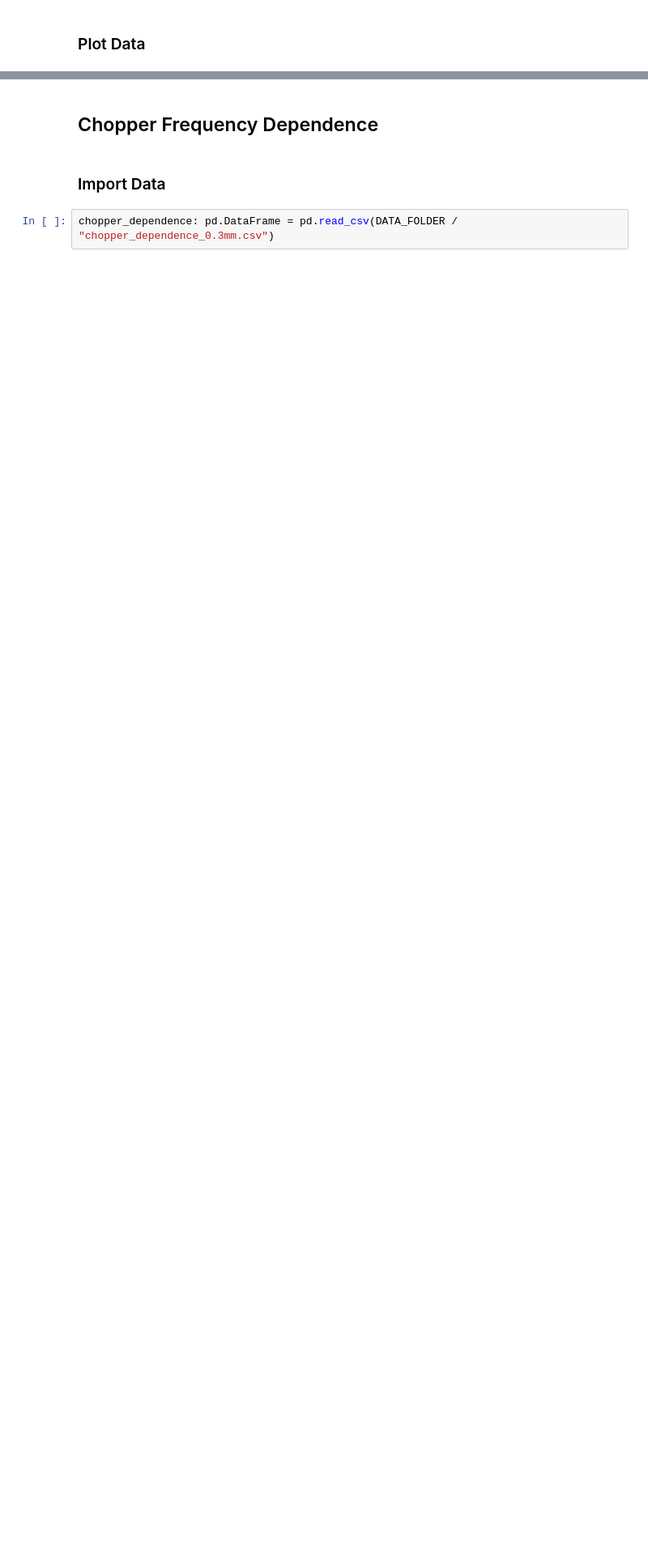
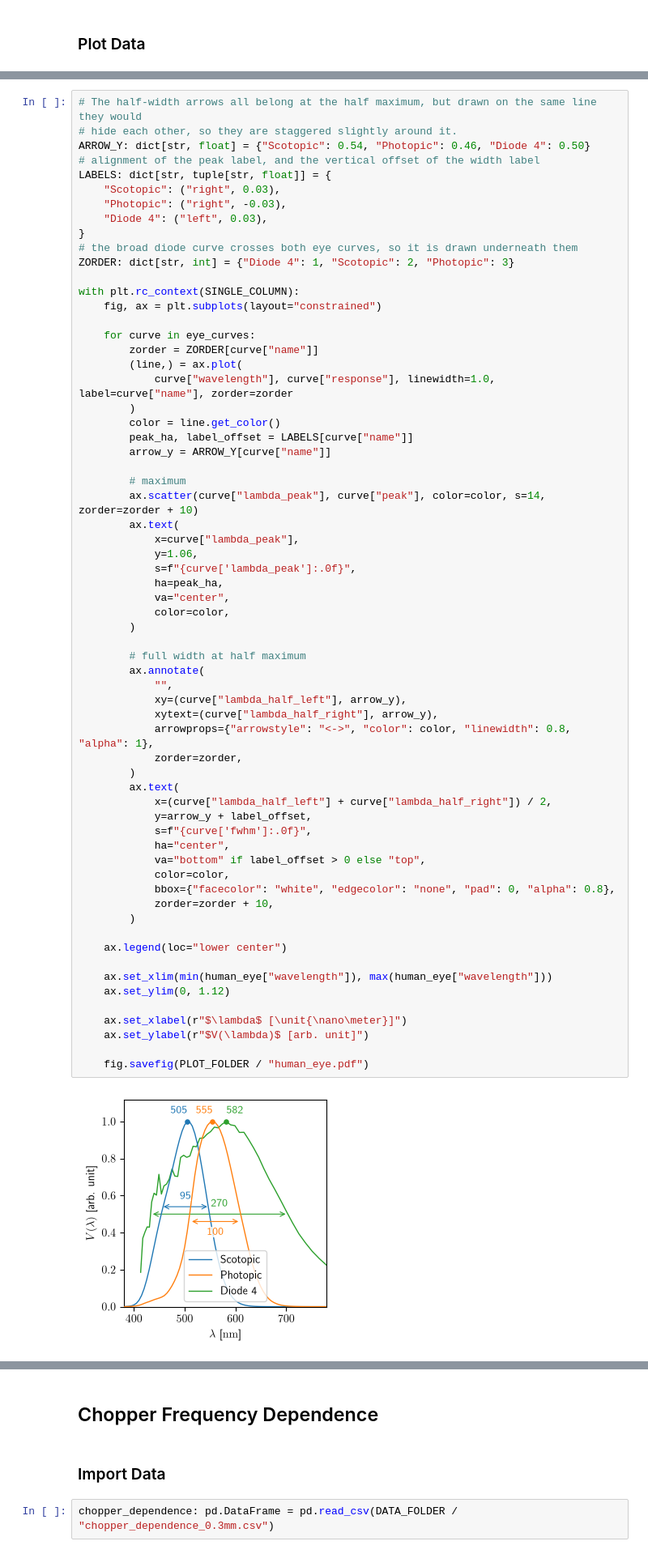
Before and after one commit to slegt/semiconductor_lab_1, a Jupyter notebook: b4/python/task1.ipynb, the cells around one changed output, grey strips where cells are left out. Shown at 81% size. Saved outputs shown, nothing was run; the diff lists cells and outputs as text; blank space fills up the shorter version.

```diff
--- a/b4/python/task1.ipynb
+++ b/b4/python/task1.ipynb
@@ -626,0 +652,66 @@ with plt.rc_context(SINGLE_COLUMN):
+# %%
+# The half-width arrows all belong at the half maximum, but drawn on the same line they would
+# hide each other, so they are staggered slightly around it.
+ARROW_Y: dict[str, float] = {"Scotopic": 0.54, "Photopic": 0.46, "Diode 4": 0.50}
+# alignment of the peak label, and the vertical offset of the width label
+LABELS: dict[str, tuple[str, float]] = {
+    "Scotopic": ("right", 0.03),
+    "Photopic": ("right", -0.03),
+    "Diode 4": ("left", 0.03),
+}
+# the broad diode curve crosses both eye curves, so it is drawn underneath them
+ZORDER: dict[str, int] = {"Diode 4": 1, "Scotopic": 2, "Photopic": 3}
+
+with plt.rc_context(SINGLE_COLUMN):
+    fig, ax = plt.subplots(layout="constrained")
+
+    for curve in eye_curves:
+        zorder = ZORDER[curve["name"]]
+        (line,) = ax.plot(
+            curve["wavelength"], curve["response"], linewidth=1.0, label=curve["name"], zorder=zorder
+        )
+        color = line.get_color()
+        peak_ha, label_offset = LABELS[curve["name"]]
+        arrow_y = ARROW_Y[curve["name"]]
+
+        # maximum
+        ax.scatter(curve["lambda_peak"], curve["peak"], color=color, s=14, zorder=zorder + 10)
+        ax.text(
+            x=curve["lambda_peak"],
+            y=1.06,
+            s=f"{curve['lambda_peak']:.0f}",
+            ha=peak_ha,
+            va="center",
+            color=color,
+        )
+
+        # full width at half maximum
+        ax.annotate(
+            "",
+            xy=(curve["lambda_half_left"], arrow_y),
+            xytext=(curve["lambda_half_right"], arrow_y),
+            arrowprops={"arrowstyle": "<->", "color": color, "linewidth": 0.8, "alpha": 1},
+            zorder=zorder,
+        )
+        ax.text(
+            x=(curve["lambda_half_left"] + curve["lambda_half_right"]) / 2,
+            y=arrow_y + label_offset,
+            s=f"{curve['fwhm']:.0f}",
+            ha="center",
+            va="bottom" if label_offset > 0 else "top",
+            color=color,
+            bbox={"facecolor": "white", "edgecolor": "none", "pad": 0, "alpha": 0.8},
+            zorder=zorder + 10,
+        )
+
+    ax.legend(loc="lower center")
+
+    ax.set_xlim(min(human_eye["wavelength"]), max(human_eye["wavelength"]))
+    ax.set_ylim(0, 1.12)
+
+    ax.set_xlabel(r"$\lambda$ [\unit{\nano\meter}]")
+    ax.set_ylabel(r"$V(\lambda)$ [arb. unit]")
+
+    fig.savefig(PLOT_FOLDER / "human_eye.pdf")
+# %% [output]
+[figure, added]
```
Also changed, not shown: parts of 15 cells of this notebook, 5 other files.
